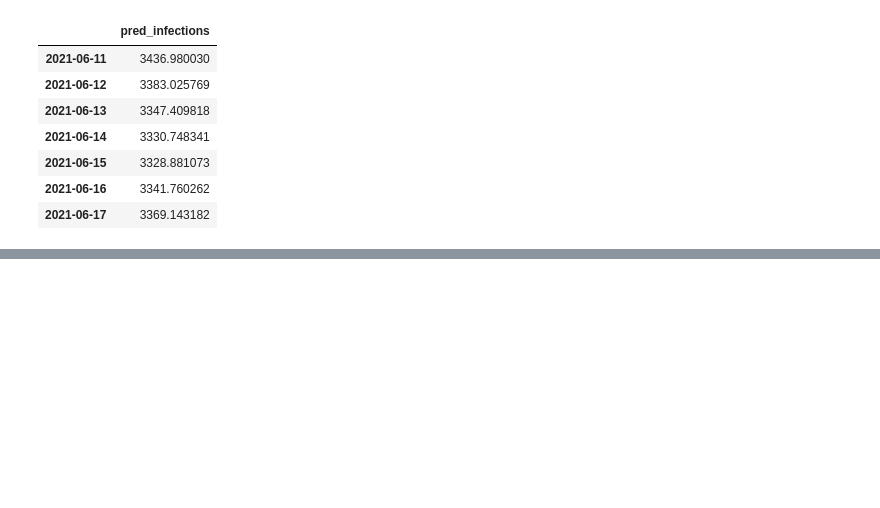
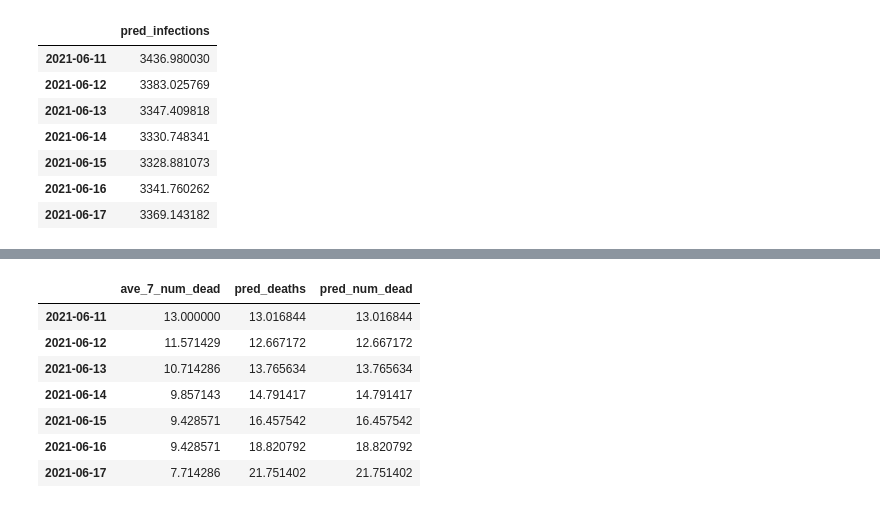
Before and after one commit to ffreire92/final_project, a Jupyter notebook: Predictions_model.ipynb, the cells around one changed output, grey strips where cells are left out. Saved outputs shown, nothing was run; the diff lists cells and outputs as text; code cells hidden in the pictures; blank space fills up the shorter version.

```diff
--- a/Predictions_model.ipynb
+++ b/Predictions_model.ipynb
@@ -139,0 +200,11 @@ bydate3 = evolution(db3).set_index('date')
+# %%
+val
+# %% [output]
+|  | ave_7_num_dead | pred_deaths | pred_num_dead |
+| 2021-06-11 | 13.000000 | 13.016844 | 13.016844 |
+| 2021-06-12 | 11.571429 | 12.667172 | 12.667172 |
+| 2021-06-13 | 10.714286 | 13.765634 | 13.765634 |
+| 2021-06-14 | 9.857143 | 14.791417 | 14.791417 |
+| 2021-06-15 | 9.428571 | 16.457542 | 16.457542 |
+| 2021-06-16 | 9.428571 | 18.820792 | 18.820792 |
+| 2021-06-17 | 7.714286 | 21.751402 | 21.751402 |
```
Also changed, not shown: parts of 47 cells of this notebook, 1 other file.
